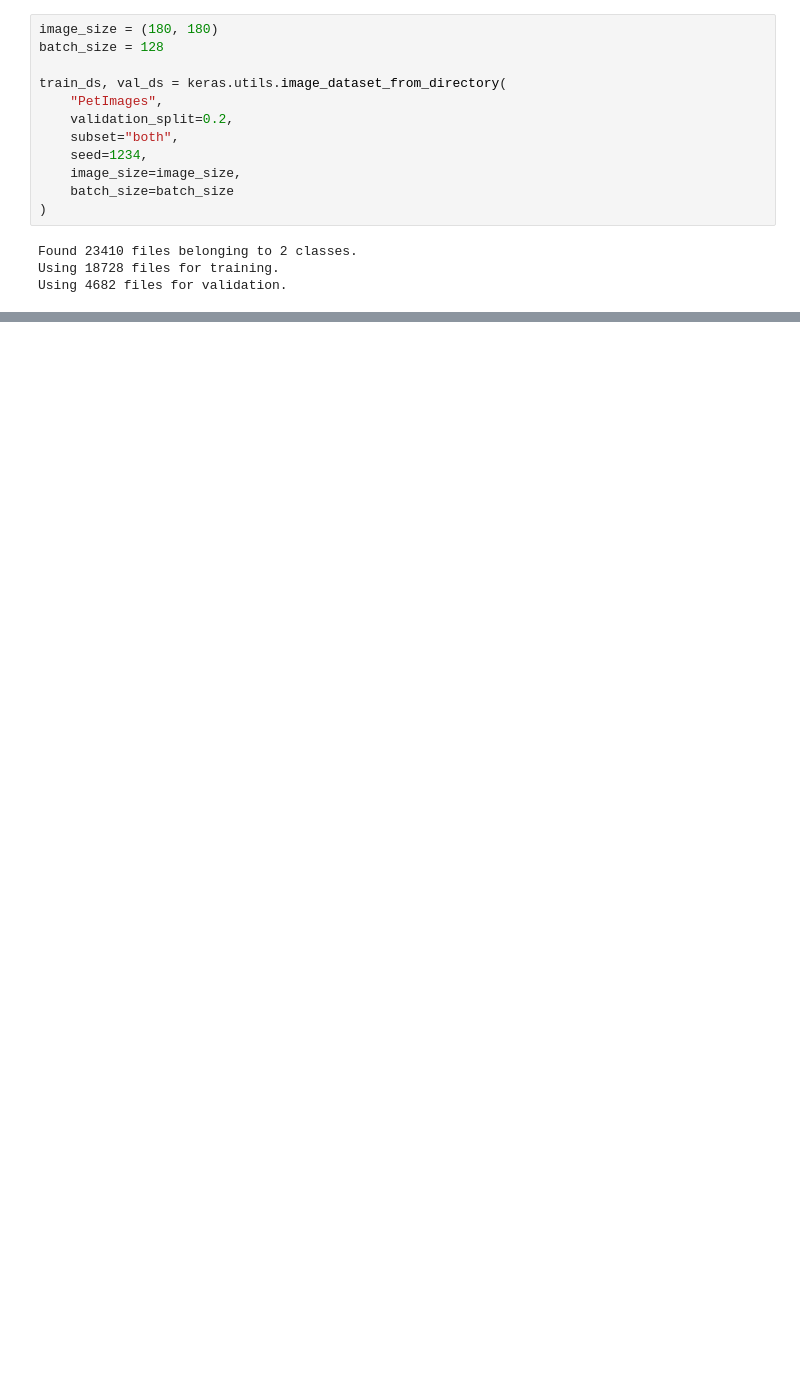
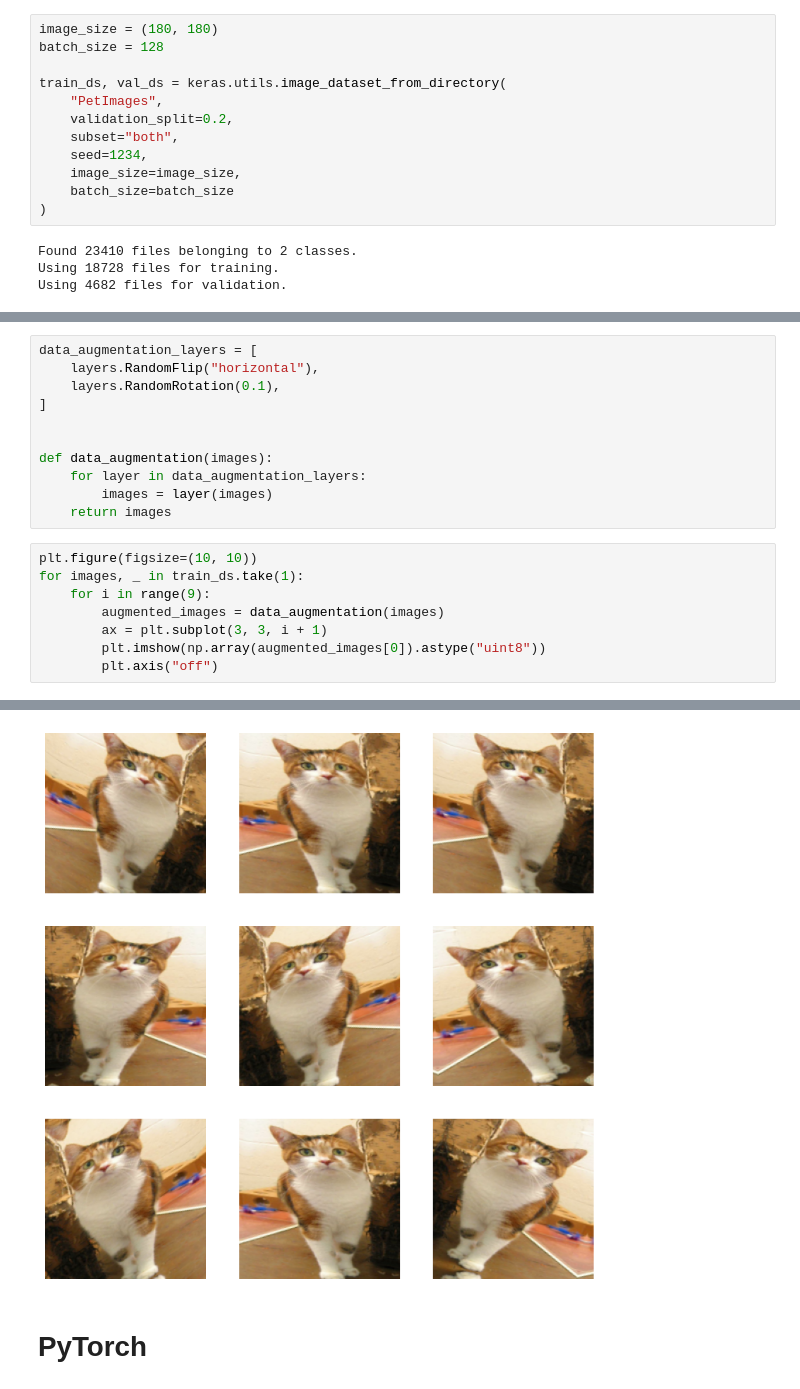
Before and after one commit to alikhan37544/Deep-Learning-Techniques-SRM, a Jupyter notebook: Experiment-1_Exploring-Deep-Learning-Platforms.ipynb, the cells around one changed output, grey strips where cells are left out. Drawn from its saved outputs; the diff is of its cells as text; blank space fills up the shorter version.

```diff
--- a/Experiment-1_Exploring-Deep-Learning-Platforms.ipynb
+++ b/Experiment-1_Exploring-Deep-Learning-Platforms.ipynb
@@ -186,0 +198,20 @@ Using 4682 files for validation.
+# %%
+data_augmentation_layers = [
+    layers.RandomFlip("horizontal"),
+    layers.RandomRotation(0.1),
+]
+
+
+def data_augmentation(images):
+    for layer in data_augmentation_layers:
+        images = layer(images)
+    return images
+# %%
+plt.figure(figsize=(10, 10))
+for images, _ in train_ds.take(1):
+    for i in range(9):
+        augmented_images = data_augmentation(images)
+        ax = plt.subplot(3, 3, i + 1)
+        plt.imshow(np.array(augmented_images[0]).astype("uint8"))
+        plt.axis("off")
+# %% [output]
@@ -186,0 +219,3 @@ Using 4682 files for validation.
+[figure, added]
+# %% [markdown]
+# PyTorch
```
Also changed, not shown: parts of 8 cells of this notebook.
